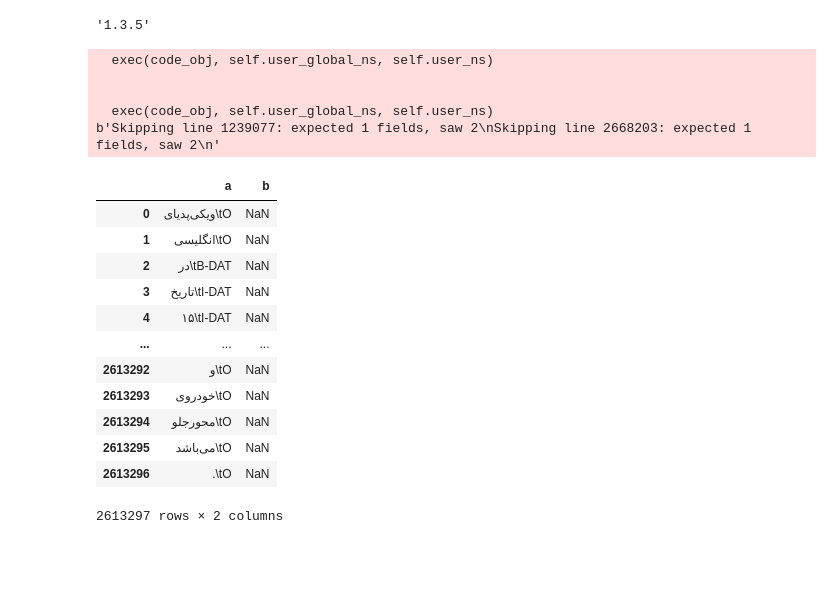
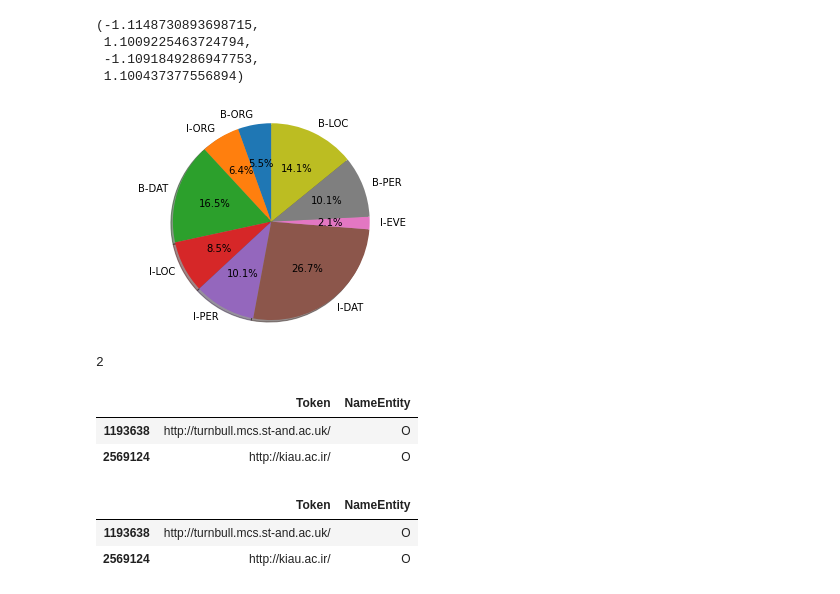
Before and after one commit to E-Ghafour/Persian-Name-Entitiy-Recognition-Ner-, a Jupyter notebook: Code/Persian_Name_Entitiy_Recognition.ipynb, the cells around one changed output. Drawn from its saved outputs; the diff is of its cells as text; code cells hidden in the pictures; blank space fills up the shorter version.

```diff
--- a/Code/Persian_Name_Entitiy_Recognition.ipynb
+++ b/Code/Persian_Name_Entitiy_Recognition.ipynb
@@ -7,0 +11,14 @@ ValueError: ignored
+# %%
+csv1 = pd.read_csv("/content/drive/MyDrive/NerDatas/Persian-NER-part1.txt", header=None, delimiter="~", names = ['All'], encoding_errors = 'ignore', low_memory=False)
+#csv2 = pd.read_csv("/content/drive/MyDrive/NerDatas/Persian-NER-part2.txt", header=None, delimiter="~", names = ['All'], encoding_errors = 'ignore', low_memory=False)
+csv3 = pd.read_csv("/content/drive/MyDrive/NerDatas/Persian-NER-part3.txt", header=None, delimiter="~", names = ['All'], encoding_errors = 'ignore', low_memory=False)
+csv4 = pd.read_csv("/content/drive/MyDrive/NerDatas/Persian-NER-part4.txt", header=None, delimiter="~", names = ['All'], encoding_errors = 'ignore', low_memory=False)
+#csv5 = pd.read_csv("/content/drive/MyDrive/NerDatas/Persian-NER-part5.txt", header=None, delimiter="~", names = ['All'], encoding_errors = 'ignore', low_memory=False)
+# %%
+data = pd.DataFrame(columns=['All'])
+data = data.append(csv1, ignore_index=True)
+#data = data.append(csv2, ignore_index=True)
+data = data.append(csv3, ignore_index=True)
+data = data.append(csv4, ignore_index=True)
+#data = data.append(csv5, ignore_index=True)
+data
@@ -7,0 +39,4 @@ ValueError: ignored
+# %%
+dataTmp = data['All'].str.rsplit("\t", 1)
+data = pd.DataFrame(list(dataTmp), columns = ['Token', 'NameEntity'])
+data
@@ -80,28 +88,0 @@ ParserError: ignored
-# %%
-pd.__version__
-# %% [output]
-'1.3.5'
-# %%
-csv1 = pd.read_csv("/content/drive/MyDrive/NerDatas/Persian-NER-part1.txt", header=None, delimiter="~", error_bad_lines=False, warn_bad_lines=True, encoding_errors = 'ignore', low_memory=False)
-# %% [output]
-  exec(code_obj, self.user_global_ns, self.user_ns)
-
-
-  exec(code_obj, self.user_global_ns, self.user_ns)
-b'Skipping line 1239077: expected 1 fields, saw 2\nSkipping line 2668203: expected 1 fields, saw 2\n'
-# %%
-csv1
-# %% [output]
-|  | a | b |
-| 0 | ویکی‌پدیای\tO | NaN |
-| 1 | انگلیسی\tO | NaN |
-| 2 | در\tB-DAT | NaN |
-| 3 | تاریخ\tI-DAT | NaN |
-| 4 | ۱۵\tI-DAT | NaN |
-| ... | ... | ... |
-| 2613292 | و\tO | NaN |
-| 2613293 | خودروی\tO | NaN |
-| 2613294 | محورجلو\tO | NaN |
-| 2613295 | می‌باشد\tO | NaN |
-| 2613296 | .\tO | NaN |
-2613297 rows × 2 columns
@@ -107,0 +93,16 @@ csv1
+# %%
+x = data['NameEntity'].value_counts()[1:-1]
+x = shuffle(x)
+fig1, ax1 = plt.subplots()
+ax1.pie(x.values, labels=x.keys(), autopct='%1.1f%%',shadow=True, startangle=90)
+ax1.axis('equal')
+# %% [output]
+(-1.1148730893698715,
+ 1.1009225463724794,
+ -1.1091849286947753,
+ 1.100437377556894)
+[figure, added]
+# %%
+data1['NameEntity'].isna().sum()
+# %% [output]
+2
@@ -107,0 +111,6 @@ csv1
+# %%
+data1.iloc[nanIndices]
+# %% [output]
+|  | Token | NameEntity |
+| 1193638 | http://turnbull.mcs.st-and.ac.uk/ | O |
+| 2569124 | http://kiau.ac.ir/ | O |
@@ -107,0 +119,6 @@ csv1
+# %%
+data1.iloc[nanIndices]
+# %% [output]
+|  | Token | NameEntity |
+| 1193638 | http://turnbull.mcs.st-and.ac.uk/ | O |
+| 2569124 | http://kiau.ac.ir/ | O |
```
Also changed, not shown: parts of 17 cells of this notebook.
